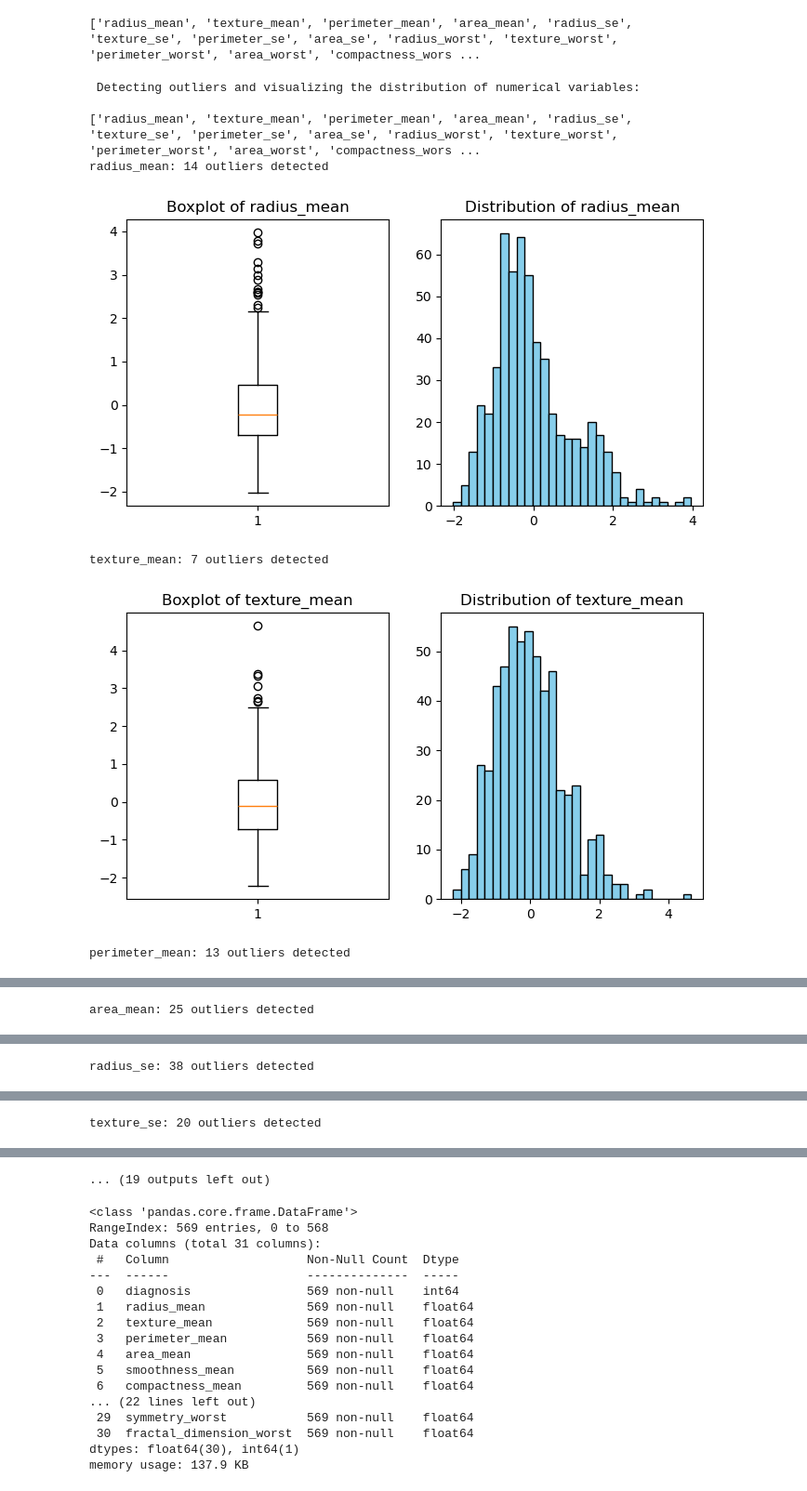
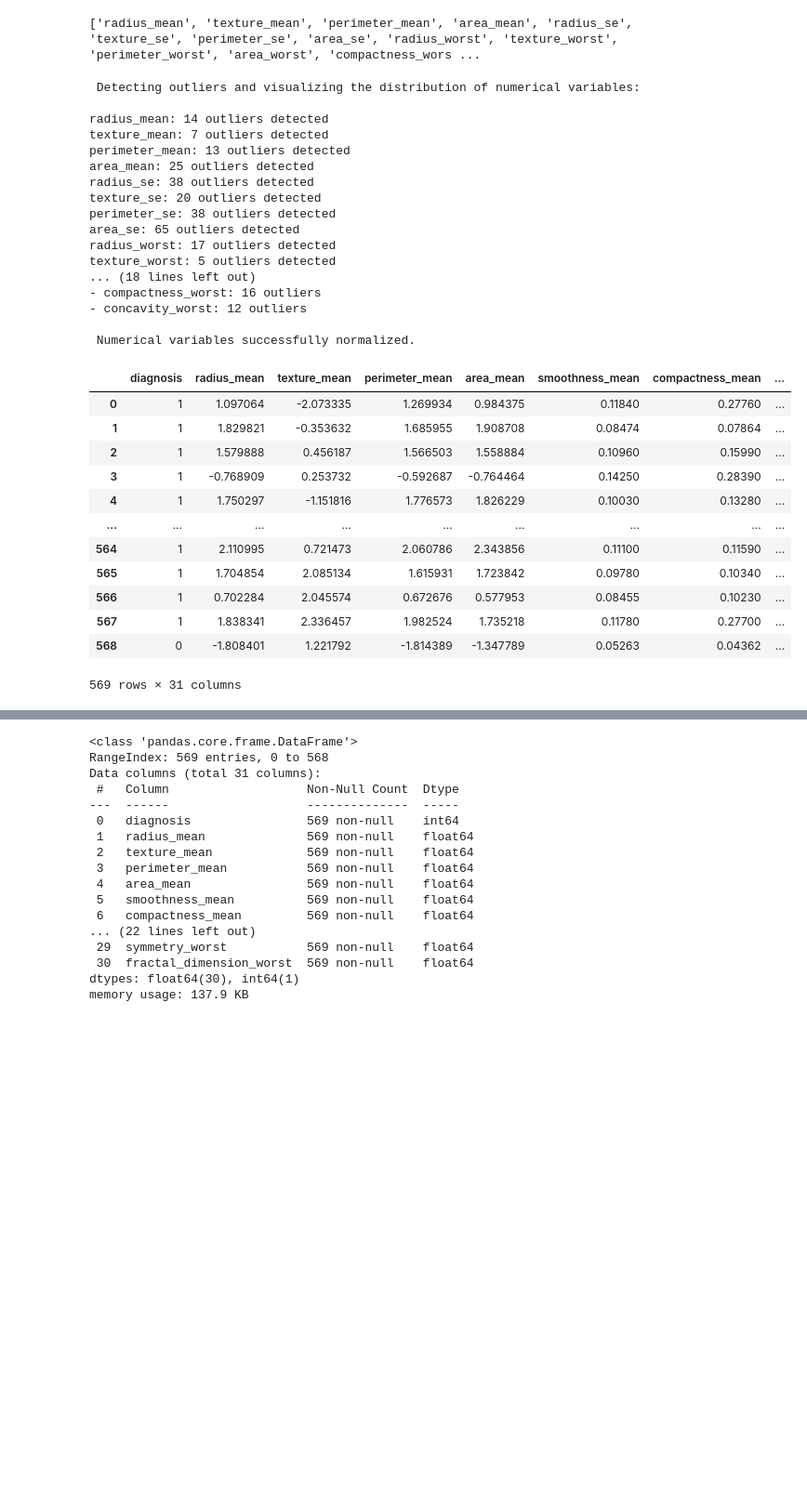
Before and after one commit to 100495761/MSE446, a Jupyter notebook: BreastCancerMain.ipynb, the cells around one changed output, grey strips where cells are left out. Shown at 93% size. Saved outputs shown, nothing was run; the diff lists cells and outputs as text; code cells hidden in the pictures; blank space fills up the shorter version.

```diff
--- a/BreastCancerMain.ipynb
+++ b/BreastCancerMain.ipynb
@@ -104,7 +104,7 @@ print(numerical_cols)
 # %%
 def detect_outliers_and_normalize(data, numerical_cols):
     print(" Detecting outliers and visualizing the distribution of numerical variables:\n")
-    print(numerical_cols)
+
     outliers_info = {}
 
     for col in numerical_cols:
@@ -112,49 +112,70 @@ def detect_outliers_and_normalize(data, numerical_cols):
         Q1 = data[col].quantile(0.25)  # First quartile
         Q3 = data[col].quantile(0.75)  # Third quartile
         IQR = Q3 - Q1
         lower_bound = Q1 - 1.5 * IQR
         upper_bound = Q3 + 1.5 * IQR
 
         # Detect outliers
         outliers = data[(data[col] < lower_bound) | (data[col] > upper_bound)]
         num_outliers = len(outliers)
         outliers_info[col] = num_outliers
 
         # Display outlier information
         print(f"{col}: {num_outliers} outliers detected")
 
-        # Visualize the variable distribution with a boxplot
-        plt.figure(figsize=(8, 4))
-        plt.subplot(1, 2, 1)
-        plt.boxplot(data[col])
-        plt.title(f'Boxplot of {col}')
+        # # Visualize the variable distribution with a boxplot
+        # plt.figure(figsize=(8, 4))
+        # plt.subplot(1, 2, 1)
+        # plt.boxplot(data[col])
+        # plt.title(f'Boxplot of {col}')
 
-        # Visualize with a histogram
-        plt.subplot(1, 2, 2)
-        plt.hist(data[col], bins=30, color='skyblue', edgecolor='black')
-        plt.title(f'Distribution of {col}')
+        # # Visualize with a histogram
+        # plt.subplot(1, 2, 2)
+        # plt.hist(data[col], bins=30, color='skyblue', edgecolor='black')
+        # plt.title(f'Distribution of {col}')
 
-        plt.show()
+        # plt.show()
 
     print("\n Summary of detected outliers:")
     for col, count in outliers_info.items():
         print(f"- {col}: {count} outliers")
 
     # Normalize numerical variables with StandardScaler
-    print(numerical_cols)
-    scaler = StandardScaler()
-    data[numerical_cols] = scaler.fit_transform(data[numerical_cols])
+    scaler = StandardScaler().set_output(transform='pandas')
+    transformed_data = scaler.fit_transform(data[numerical_cols])
 
     print("\n Numerical variables successfully normalized.")
 
-    return data
+    return transformed_data
 detect_outliers_and_normalize(data, numerical_cols)
 # %% [output]
  Detecting outliers and visualizing the distribution of numerical variables:
 
-['radius_mean', 'texture_mean', 'perimeter_mean', 'area_mean', 'radius_se', 'texture_se', 'perimeter_se', 'area_se', 'radius_worst', 'texture_worst', 'perimeter_worst', 'area_worst', 'compactness_wors ...
 radius_mean: 14 outliers detected
+texture_mean: 7 outliers detected
+perimeter_mean: 13 outliers detected
+area_mean: 25 outliers detected
+radius_se: 38 outliers detected
+texture_se: 20 outliers detected
+perimeter_se: 38 outliers detected
+area_se: 65 outliers detected
+radius_worst: 17 outliers detected
+texture_worst: 5 outliers detected
+... (18 lines left out)
+- compactness_worst: 16 outliers
+- concavity_worst: 12 outliers
+
+ Numerical variables successfully normalized.
-[figure, removed]
+|  | diagnosis | radius_mean | texture_mean | perimeter_mean | area_mean | smoothness_mean | compactness_mean | ... |
+| 0 | 1 | 1.097064 | -2.073335 | 1.269934 | 0.984375 | 0.11840 | 0.27760 | ... |
+| 1 | 1 | 1.829821 | -0.353632 | 1.685955 | 1.908708 | 0.08474 | 0.07864 | ... |
+| 2 | 1 | 1.579888 | 0.456187 | 1.566503 | 1.558884 | 0.10960 | 0.15990 | ... |
+| 3 | 1 | -0.768909 | 0.253732 | -0.592687 | -0.764464 | 0.14250 | 0.28390 | ... |
+| 4 | 1 | 1.750297 | -1.151816 | 1.776573 | 1.826229 | 0.10030 | 0.13280 | ... |
+| ... | ... | ... | ... | ... | ... | ... | ... | ... |
+| 564 | 1 | 2.110995 | 0.721473 | 2.060786 | 2.343856 | 0.11100 | 0.11590 | ... |
+| 565 | 1 | 1.704854 | 2.085134 | 1.615931 | 1.723842 | 0.09780 | 0.10340 | ... |
+| 566 | 1 | 0.702284 | 2.045574 | 0.672676 | 0.577953 | 0.08455 | 0.10230 | ... |
+| 567 | 1 | 1.838341 | 2.336457 | 1.982524 | 1.735218 | 0.11780 | 0.27700 | ... |
+| 568 | 0 | -1.808401 | 1.221792 | -1.814389 | -1.347789 | 0.05263 | 0.04362 | ... |
-texture_mean: 7 outliers detected
+569 rows × 31 columns
-[figure, removed]
-perimeter_mean: 13 outliers detected
@@ -162 +181,0 @@ perimeter_mean: 13 outliers detected
-area_mean: 25 outliers detected
@@ -164 +181,0 @@ area_mean: 25 outliers detected
-radius_se: 38 outliers detected
@@ -166 +181,0 @@ radius_se: 38 outliers detected
-texture_se: 20 outliers detected
@@ -168,4 +182,3 @@ texture_se: 20 outliers detected
-... (19 outputs left out)
 # %%
 data.info()
 # %% [output]
```
Also changed, not shown: parts of 1 cell of this notebook, 1 other file.
